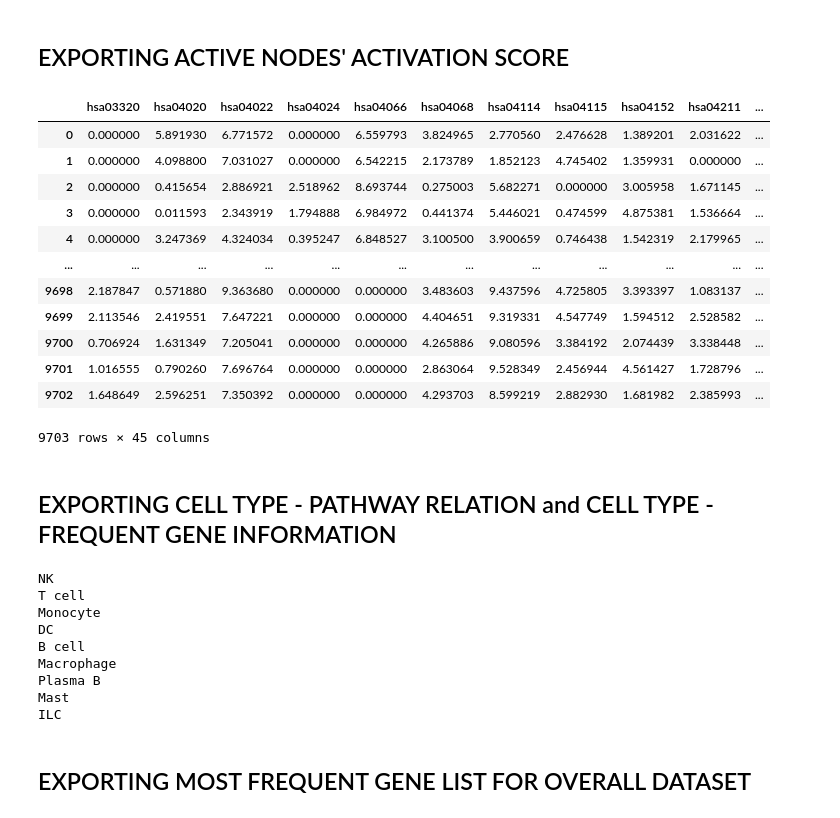
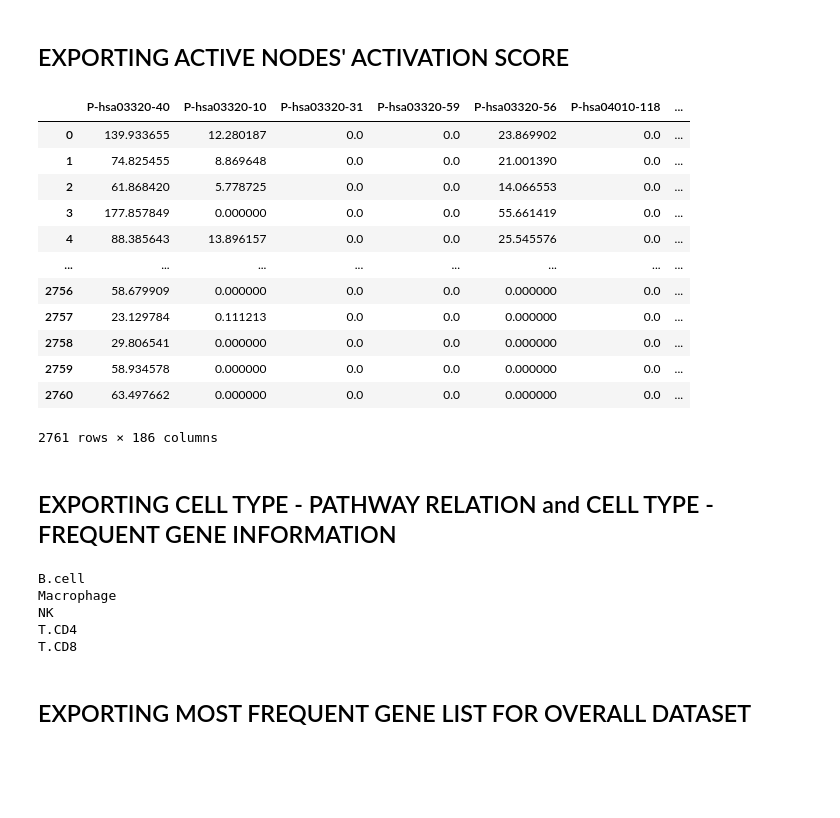
Before and after one commit to pelingundogdu/signalization_prior_knowledge_based_nn, a Jupyter notebook: notebooks/5.0-pg-pbk-analysis.ipynb, the cells around one changed output. Saved outputs shown, nothing was run; the diff lists cells and outputs as text; code cells hidden in the pictures; blank space fills up the shorter version.

Commit message:
added, effector gene analysis

```diff
--- a/notebooks/5.0-pg-pbk-analysis.ipynb
+++ b/notebooks/5.0-pg-pbk-analysis.ipynb
@@ -108,0 +67,7 @@ Biological knowledge gene order top 10,  ['a2m', 'abcb11', 'abcb4', 'abcc2', 'ab
+# %%
+df_bio_with_df = pd.merge(left=pd.DataFrame(df.columns[:-1]).set_index(0)
+                                 , right=df_bio
+                                 , left_index=True
+                                 , right_index=True
+                                 , how='left').fillna(0.0)
+df_bio_with_df
@@ -109,7 +111,7 @@ Biological knowledge gene order top 10,  ['a2m', 'abcb11', 'abcb4', 'abcc2', 'ab
 # %%
 ohe = OneHotEncoder()
-X = df_raw.iloc[:, :-1].values
-y = df_raw.iloc[:, -1:].values
+X = df.iloc[:, :-1].values
+y = df.iloc[:, -1:].values
 y_ohe = ohe.fit_transform(y).toarray()
 # groups = y.reshape(1,-1)[0]
 
@@ -122,5 +124,6 @@ print(y.shape)
 # %%
-i_design ='a1'
-model, model_pbk = src.loading_model('./models/NN/exper_immune/model_'+i_design+'_'+dataset.split('.')[0]+'_train_test_split_trained.h5', bio_layer_number)
+split='train_test_split_tuningFalse_filtergeneFalse'
+model_name ='circuits_signaling_2_1_layer'
+model, model_pbk = src.loading_model(f'./models/{experiment}/{split}/design_{model_name}_reference_log1p_Adam_relu_0.h5', -1)
 model_pbk.summary()
 # %% [output]
@@ -140,7 +143,7 @@ _________________________________________________________________
 # %%
 y_pred = model_pbk.predict(X)
 # creating dataframe which stores both prediction label of model and 'encode' information of given layer
-df_activation_pred = pd.concat([pd.DataFrame(y_pred, columns=df_bio_filtered.columns)
+df_activation_pred = pd.concat([pd.DataFrame(y_pred, columns=df_bio_with_df.columns)
                                 , pd.DataFrame([ohe.categories_[0][i] for i in np.argmax(model.predict(X), axis=-1)],  columns=['cell_type']) ]
                               , axis=1)
 df_activation_pred
@@ -185,22 +186,22 @@ Index(['hsa04010', 'hsa04012', 'hsa04014', 'hsa04015', 'hsa04062', 'hsa04064',
 # %%
 # export activation scores of each pathways for each sample
 df_active = df_activation_pred.iloc[:, ~df_activation_pred.columns.isin(pathway_std_less_than_one)]
-df_active.to_csv(os.path.join(loc_output, 'activation_score.csv'), index=False)
+df_active.to_csv(os.path.join(loc_output, 'activation_score_2.csv'), index=False)
 df_active
 # %% [output]
-|  | hsa03320 | hsa04020 | hsa04022 | hsa04024 | hsa04066 | hsa04068 | hsa04114 | hsa04115 | hsa04152 | hsa04211 | ... |
-| 0 | 0.000000 | 5.891930 | 6.771572 | 0.000000 | 6.559793 | 3.824965 | 2.770560 | 2.476628 | 1.389201 | 2.031622 | ... |
-| 1 | 0.000000 | 4.098800 | 7.031027 | 0.000000 | 6.542215 | 2.173789 | 1.852123 | 4.745402 | 1.359931 | 0.000000 | ... |
-| 2 | 0.000000 | 0.415654 | 2.886921 | 2.518962 | 8.693744 | 0.275003 | 5.682271 | 0.000000 | 3.005958 | 1.671145 | ... |
-| 3 | 0.000000 | 0.011593 | 2.343919 | 1.794888 | 6.984972 | 0.441374 | 5.446021 | 0.474599 | 4.875381 | 1.536664 | ... |
-| 4 | 0.000000 | 3.247369 | 4.324034 | 0.395247 | 6.848527 | 3.100500 | 3.900659 | 0.746438 | 1.542319 | 2.179965 | ... |
-| ... | ... | ... | ... | ... | ... | ... | ... | ... | ... | ... | ... |
-| 9698 | 2.187847 | 0.571880 | 9.363680 | 0.000000 | 0.000000 | 3.483603 | 9.437596 | 4.725805 | 3.393397 | 1.083137 | ... |
-| 9699 | 2.113546 | 2.419551 | 7.647221 | 0.000000 | 0.000000 | 4.404651 | 9.319331 | 4.547749 | 1.594512 | 2.528582 | ... |
-| 9700 | 0.706924 | 1.631349 | 7.205041 | 0.000000 | 0.000000 | 4.265886 | 9.080596 | 3.384192 | 2.074439 | 3.338448 | ... |
-| 9701 | 1.016555 | 0.790260 | 7.696764 | 0.000000 | 0.000000 | 2.863064 | 9.528349 | 2.456944 | 4.561427 | 1.728796 | ... |
-| 9702 | 1.648649 | 2.596251 | 7.350392 | 0.000000 | 0.000000 | 4.293703 | 8.599219 | 2.882930 | 1.681982 | 2.385993 | ... |
+|  | P-hsa03320-40 | P-hsa03320-10 | P-hsa03320-31 | P-hsa03320-59 | P-hsa03320-56 | P-hsa04010-118 | ... |
+| 0 | 139.933655 | 12.280187 | 0.0 | 0.0 | 23.869902 | 0.0 | ... |
+| 1 | 74.825455 | 8.869648 | 0.0 | 0.0 | 21.001390 | 0.0 | ... |
+| 2 | 61.868420 | 5.778725 | 0.0 | 0.0 | 14.066553 | 0.0 | ... |
+| 3 | 177.857849 | 0.000000 | 0.0 | 0.0 | 55.661419 | 0.0 | ... |
+| 4 | 88.385643 | 13.896157 | 0.0 | 0.0 | 25.545576 | 0.0 | ... |
+| ... | ... | ... | ... | ... | ... | ... | ... |
+| 2756 | 58.679909 | 0.000000 | 0.0 | 0.0 | 0.000000 | 0.0 | ... |
+| 2757 | 23.129784 | 0.111213 | 0.0 | 0.0 | 0.000000 | 0.0 | ... |
+| 2758 | 29.806541 | 0.000000 | 0.0 | 0.0 | 0.000000 | 0.0 | ... |
+| 2759 | 58.934578 | 0.000000 | 0.0 | 0.0 | 0.000000 | 0.0 | ... |
+| 2760 | 63.497662 | 0.000000 | 0.0 | 0.0 | 0.000000 | 0.0 | ... |
-9703 rows × 45 columns
+2761 rows × 186 columns
 # %% [markdown]
 ## EXPORTING CELL TYPE - PATHWAY RELATION and CELL TYPE - FREQUENT GENE INFORMATION
 # %%
@@ -208,31 +209,29 @@ no_of_nodes_in_pathways=6
 cell_path_info = [ohe.categories_[0][x] for x in np.argmax(model.layers[2].get_weights()[0], axis=-1)]
 df_cell_path_info = pd.DataFrame()
 df_gene_freq = pd.DataFrame()
-for i_cell in df_raw['cell_type'].unique():
+for i_cell in df['cell_type'].unique():
     print(i_cell)
     cell_path_no = [i for i, x in enumerate(cell_path_info) if x == i_cell]
     # realted pathways with cell types
-    df_temp = pd.DataFrame(df_bio_filtered[df_bio_filtered.columns[cell_path_no]].sum(axis=0), columns=['total_gene']).reset_index()
+    df_temp = pd.DataFrame(df_bio_with_df[df_bio_with_df.columns[cell_path_no]].sum(axis=0), columns=['total_gene']).reset_index()
     df_temp['cell_type'] = i_cell
     df_cell_path_info = df_cell_path_info.append(df_temp)
     # the most frequent gene
-    gene_freq = df_bio_filtered[df_bio_filtered.columns[cell_path_no]].sum(axis=1)[df_bio_filtered[df_bio_filtered.columns[cell_path_no]].sum(axis=1)>no_of_nodes_in_pathways].index
+    gene_freq = df_bio_with_df[df_bio_with_df.columns[cell_path_no]].sum(axis=1)[df_bio_with_df[df_bio_with_df.columns[cell_path_no]].sum(axis=1)>no_of_nodes_in_pathways].index
     df_temp = pd.DataFrame(gene_freq)
     df_temp['cell_type'] = i_cell
     df_gene_freq = df_gene_freq.append(df_temp)
 
-df_cell_path_info.to_csv(os.path.join(loc_output,'pathway_cell_type_relation_fig3g.csv'), index=False)
-df_gene_freq.to_csv(os.path.join(loc_output,'gene_cell_type_relation_fig3g.csv'), index=False)
+df_gene_freq = df_gene_freq.rename(columns={0:'symbol'})
+
+df_cell_path_info.to_csv(os.path.join(loc_output,'circuits_cell_type_relation_2.csv'), index=False)
+df_gene_freq.to_csv(os.path.join(loc_output,'gene_cell_type_relation_2.csv'), index=False)
 # %% [output]
+B.cell
+Macrophage
 NK
-T cell
-Monocyte
-DC
-B cell
-Macrophage
-Plasma B
-Mast
-ILC
+T.CD4
+T.CD8
 # %% [markdown]
 ## EXPORTING MOST FREQUENT GENE LIST FOR OVERALL DATASET
 # %%
```
Also changed, not shown: parts of 26 cells of this notebook.
